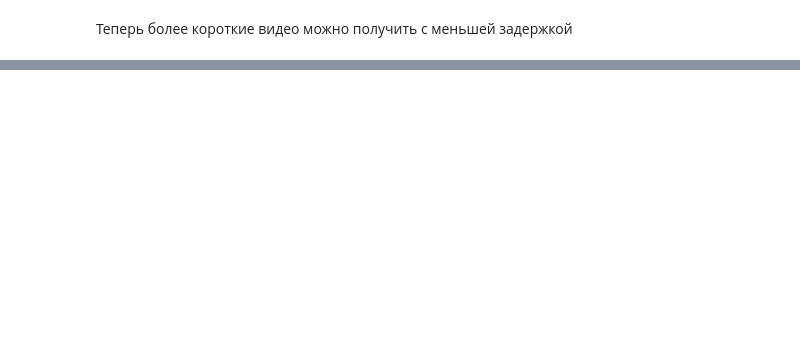
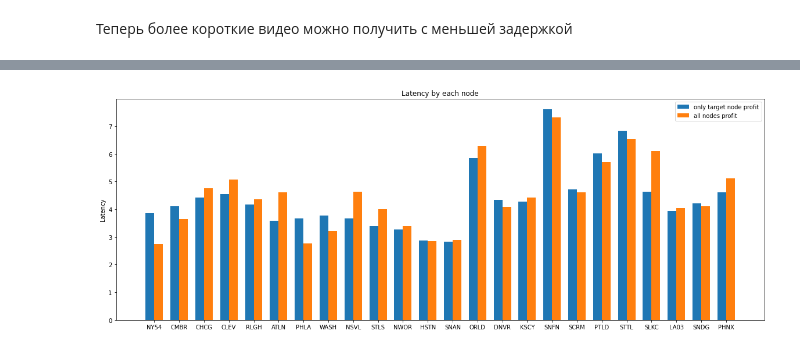
Before and after one commit to error1707/course_work, a Jupyter notebook: algos.ipynb, the cells around one changed output, grey strips where cells are left out. Drawn from its saved outputs; the diff is of its cells as text; code cells hidden in the pictures; blank space fills up the shorter version.

Commit message:
Consider profit from all nodes not only from target

```diff
--- a/algos.ipynb
+++ b/algos.ipynb
@@ -357,0 +406,4 @@ print(f"Видео, которые присутствуют только на о
+# %%
+reset_placement(IMPORTANCE)
+place_videos_v2(IMPORTANCE)
+third_res = node_latency.copy()
@@ -357,0 +417,22 @@ print(f"Видео, которые присутствуют только на о
+# %%
+arr1 = []
+arr2 = []
+for node in nodes:
+    arr1.append(second_res[node])
+    arr2.append(third_res[node])
+
+x = np.arange(len(nodes))
+width = 0.35
+
+fig, ax = plt.subplots(figsize=(20, 7))
+rects1 = ax.bar(x - width/2, arr1, width, label='only target node profit')
+rects2 = ax.bar(x + width/2, arr2, width, label='all nodes profit')
+
+ax.set_ylabel('Latency')
+ax.set_title('Latency by each node')
+ax.set_xticks(x)
+ax.set_xticklabels(nodes)
+ax.legend()
+plt.show()
+# %% [output]
+[figure, added]
```
Also changed, not shown: parts of 12 cells of this notebook.
